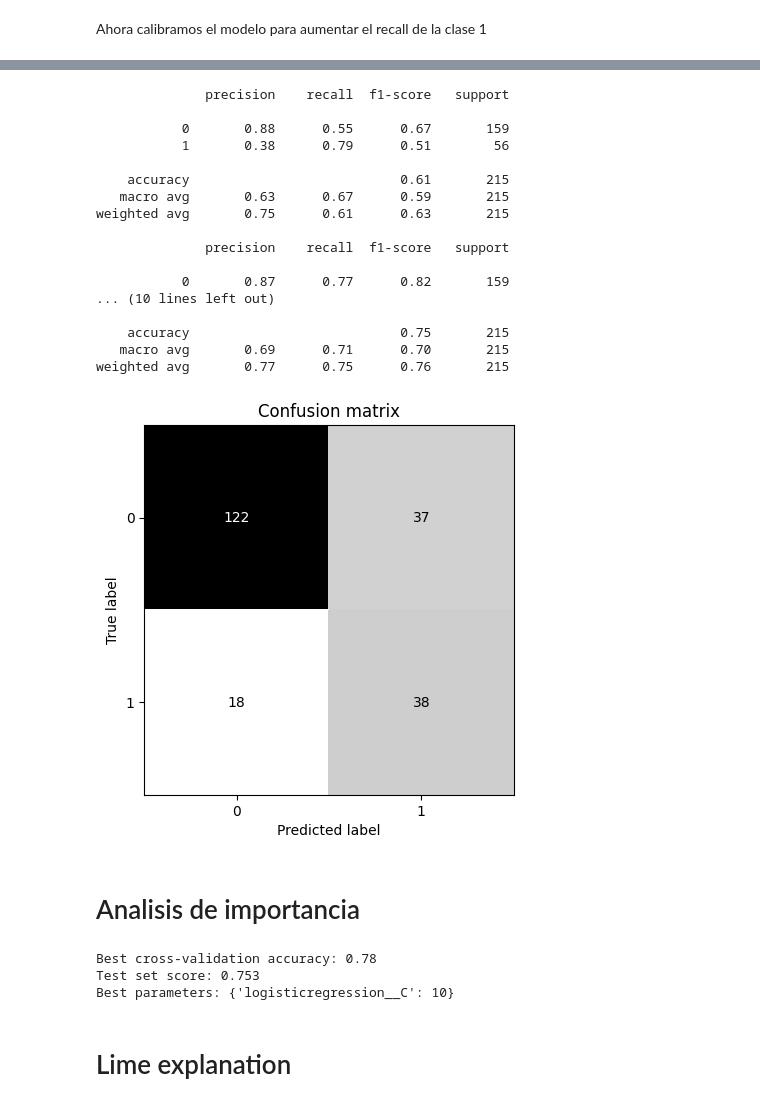
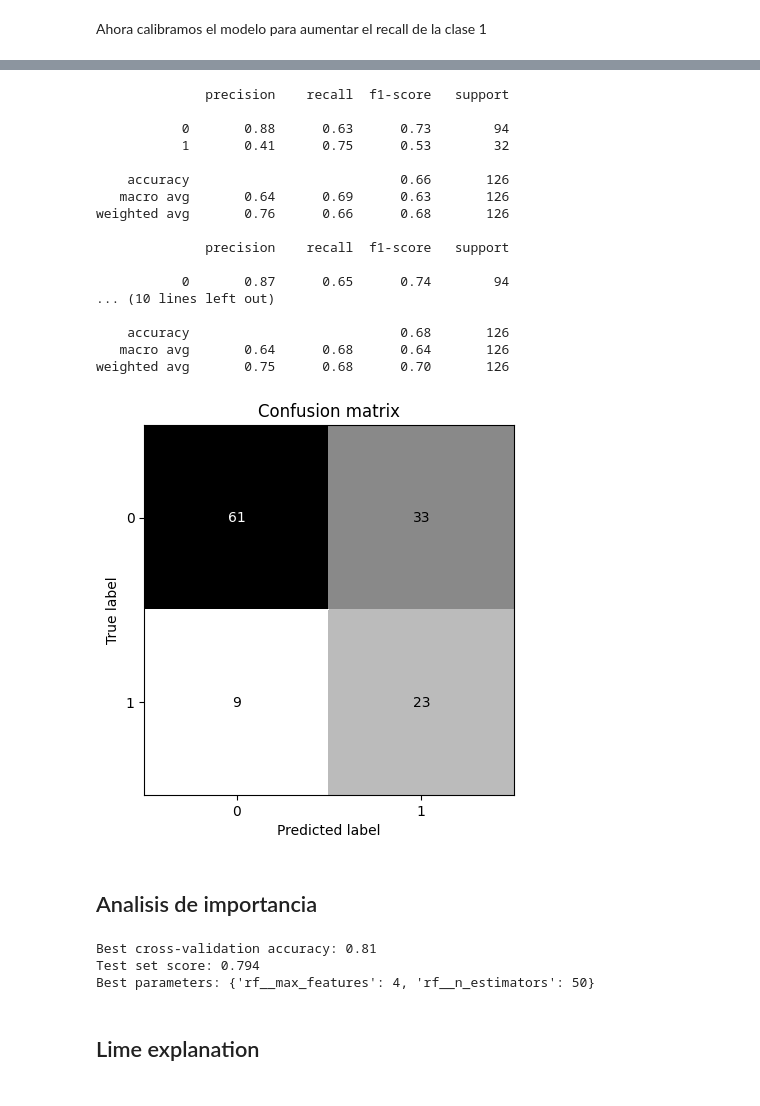
Before and after one commit to rduban/machineLearning_duban, a Jupyter notebook: sexualSatisfaction_python.ipynb, the cells around one changed output, grey strips where cells are left out. Drawn from its saved outputs; the diff is of its cells as text; code cells hidden in the pictures.

```diff
--- a/sexualSatisfaction_python.ipynb
+++ b/sexualSatisfaction_python.ipynb
@@ -130,6 +143,6 @@ Test set score: 0.36
 # %%
-a=pd.DataFrame(datos.satisIndividual.quantile([0.25]))
-x1=datos['satisIndividual']
-datos['satisIndividual_cat'] = np.where(x1 <=  a.iloc[0,0], 1,0)
-pd.value_counts(datos['satisIndividual_cat'])
-x_train, x_test, y_train, y_test = train_test_split(datos[etiq1], datos['satisIndividual_cat'], stratify= datos['satisIndividual_cat'],random_state=0)
+a=pd.DataFrame(data_mu.satisIndividual.quantile([0.25]))
+x1=data_mu['satisIndividual']
+data_mu['satisIndividual_cat'] = np.where(x1 <=  a.iloc[0,0], 1,0)
+pd.value_counts(data_mu['satisIndividual_cat'])
+x_train, x_test, y_train, y_test = train_test_split(data_mu[etiq1], data_mu['satisIndividual_cat'], stratify= data_mu['satisIndividual_cat'],random_state=0)
@@ -136,6 +155,6 @@ x_train, x_test, y_train, y_test = train_test_split(datos[etiq1], datos['satisIn
 # %%
-param_grid = {'svm__C': [100,1000,10000,100000],
-              'svm__gamma': [0.0001,0.001,0.01,1]}
+param_grid = {'svm__C': [1000,10000,100000],
+              'svm__gamma': [0.00001, 0.0001,0.001,0.01]}
 
 pipe = Pipeline([("scaler", MinMaxScaler()), ("svm", SVC())])
 grid = GridSearchCV(pipe, param_grid=param_grid, cv=5,n_jobs=-1)
@@ -216,6 +235,6 @@ Al ajustar las predicciones usando .4 como parametro, aumentó el la precisión
 # %%
-param_grid = {'rf__n_estimators':[100,150],
-              'rf__max_features': [4,5,6]}
+param_grid = {'rf__n_estimators':[30,50,80],
+              'rf__max_features': [3,4,5]}
 
 pipe = Pipeline([("scaler", MinMaxScaler()), ("rf", RandomForestClassifier(random_state=0))])
 grid = GridSearchCV(pipe, param_grid=param_grid, cv=5,n_jobs=-1)
@@ -345,8 +364,8 @@ plt.gca().invert_yaxis()
 # %%
 param_grid = {'Gradient_boosting__n_estimators': [1,5,10],
-              'Gradient_boosting__gamma' : [1, 10, 100],
-              'Gradient_boosting__eta' : [0.0001,0.001,0.01, 0.1],
-              'Gradient_boosting__learning_rate' : [0.1,1,10]}
+              'Gradient_boosting__gamma' : [0.1,1, 10],
+              'Gradient_boosting__eta' : [0.00001,0.0001],
+              'Gradient_boosting__learning_rate' : [0.1,1,10,]}
 
 pipe = Pipeline([("scaler", MinMaxScaler()),("Gradient_boosting", xgb.XGBClassifier(objective="binary:logistic",
  booster='gbtree',eval_metric="auc",seed=0))])
@@ -375,57 +394,58 @@ weighted avg       0.74      0.77      0.73       215
 # %%
-for correcion in [.385,.39,.395]:
+for correcion in [.09,.1,.11]:
     y_pred_lower_threshold = grid.predict_proba(x_test)[:,1] > correcion
     print(classification_report(y_test, y_pred_lower_threshold))
 # %% [output]
               precision    recall  f1-score   support
 
-           0       0.88      0.55      0.67       159
-           1       0.38      0.79      0.51        56
+           0       0.88      0.63      0.73        94
+           1       0.41      0.75      0.53        32
 
-    accuracy                           0.61       215
-   macro avg       0.63      0.67      0.59       215
-weighted avg       0.75      0.61      0.63       215
+    accuracy                           0.66       126
+   macro avg       0.64      0.69      0.63       126
+weighted avg       0.76      0.66      0.68       126
 
               precision    recall  f1-score   support
 
-           0       0.87      0.77      0.82       159
+           0       0.87      0.65      0.74        94
 ... (10 lines left out)
 
-    accuracy                           0.75       215
-   macro avg       0.69      0.71      0.70       215
-weighted avg       0.77      0.75      0.76       215
+    accuracy                           0.68       126
+   macro avg       0.64      0.68      0.64       126
+weighted avg       0.75      0.68      0.70       126
 # %%
-y_pred_lower_threshold = grid.predict_proba(x_test) > .39
+y_pred_lower_threshold = grid.predict_proba(x_test) > .1
 x = pd.DataFrame({'y_test':y_test,'pred':y_pred_lower_threshold[:,1]})
 
 scores_image = mglearn.tools.heatmap(confusion_matrix(x.y_test, x.pred),
                                      xlabel='Predicted label',
                                      ylabel='True label',
                                      xticklabels=[0,1],
                                      yticklabels=[0,1],
                                      cmap=plt.cm.gray_r,
                                      fmt="%d")
 plt.title("Confusion matrix")
 plt.gca().invert_yaxis()
 # %% [output]
-[figure, old version]
+[figure, new version]
 # %% [markdown]
-# Analisis de importancia
+## Analisis de importancia
 # %%
-param_grid={'logisticregression__C': [0.1, 1, 10, 100]}
+param_grid = {'rf__n_estimators':[30,50,80],
+              'rf__max_features': [3,4,5]}
 
-pipe = Pipeline([("scaler", MinMaxScaler()), ("logisticregression", LogisticRegression())])
-grid = GridSearchCV(pipe, param_grid=param_grid, cv=5, n_jobs = -1)
+pipe = Pipeline([("scaler", MinMaxScaler()), ("rf", RandomForestClassifier(random_state=0))])
+grid = GridSearchCV(pipe, param_grid=param_grid, cv=5,n_jobs=-1)
 grid.fit(x_train, y_train)
 print("Best cross-validation accuracy: {:.2f}".format(grid.best_score_))
 print("Test set score: {:.3f}".format(grid.score(x_test, y_test)))
 print("Best parameters: {}".format(grid.best_params_))
 # %% [output]
-Best cross-validation accuracy: 0.78
-Test set score: 0.753
-Best parameters: {'logisticregression__C': 10}
+Best cross-validation accuracy: 0.81
+Test set score: 0.794
+Best parameters: {'rf__max_features': 4, 'rf__n_estimators': 50}
 # %% [markdown]
-# Lime explanation
+## Lime explanation
 # %%
 explainer = lime_tabular.LimeTabularExplainer(
     training_data=np.array(x_train),
```
Also changed, not shown: parts of 63 cells of this notebook.
